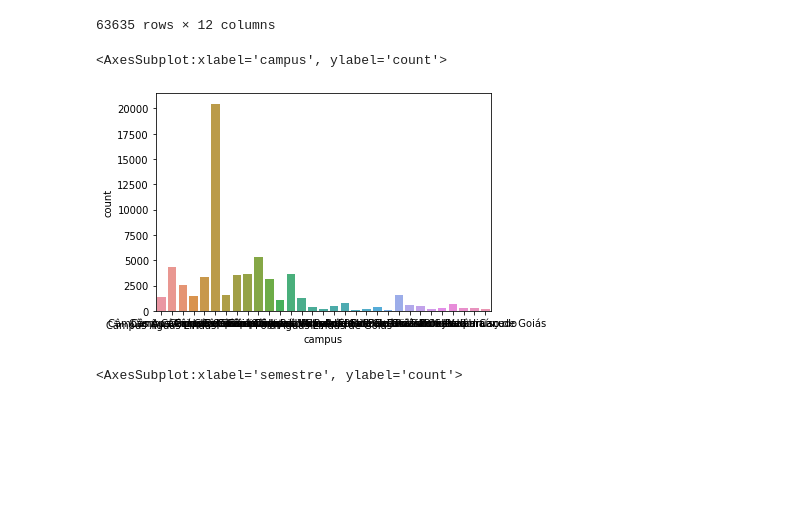
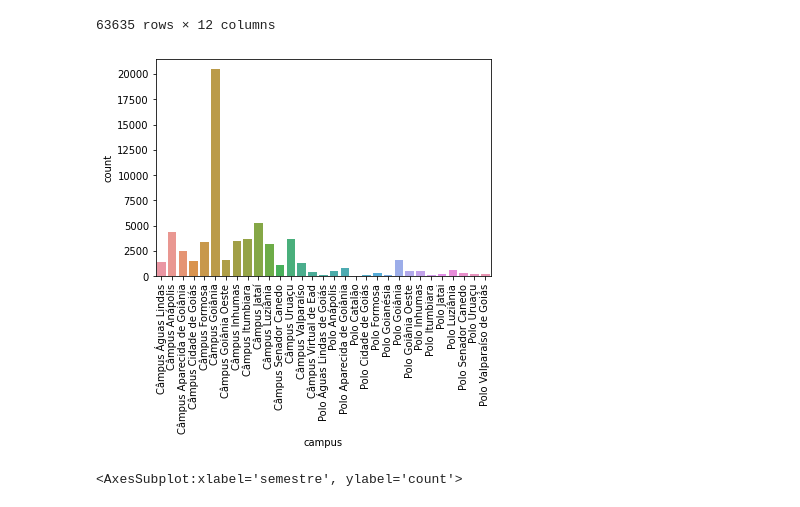
Before and after one commit to znehAC/mineracao_dados, a Jupyter notebook: main3.ipynb, the cells around one changed output. Cells and saved outputs as stored; diff of their text form; code cells hidden in the pictures; blank space fills up the shorter version.

```diff
--- a/main3.ipynb
+++ b/main3.ipynb
@@ -249,10 +249,9 @@ df
 | 63634 | Polo Valparaíso de Goiás | 2018 | 2 | Especialização em Docência na Edu... | Especialização | À Distância | M | Pós-Graduação Lato Sensu | 1,5 Sm < Rfp <= 2,5 Sm | Preta | ... |
 63635 rows × 12 columns
 # %%
-sns.countplot(df['campus'])
+sns.countplot(df['campus']).tick_params(axis='x', rotation=90)
 # %% [output]
-<AxesSubplot:xlabel='campus', ylabel='count'>
-[figure, old version]
+[figure, new version]
 # %%
 sns.countplot(df['semestre'])
 # %% [output]
```
Also changed, not shown: parts of 9 cells of this notebook.
